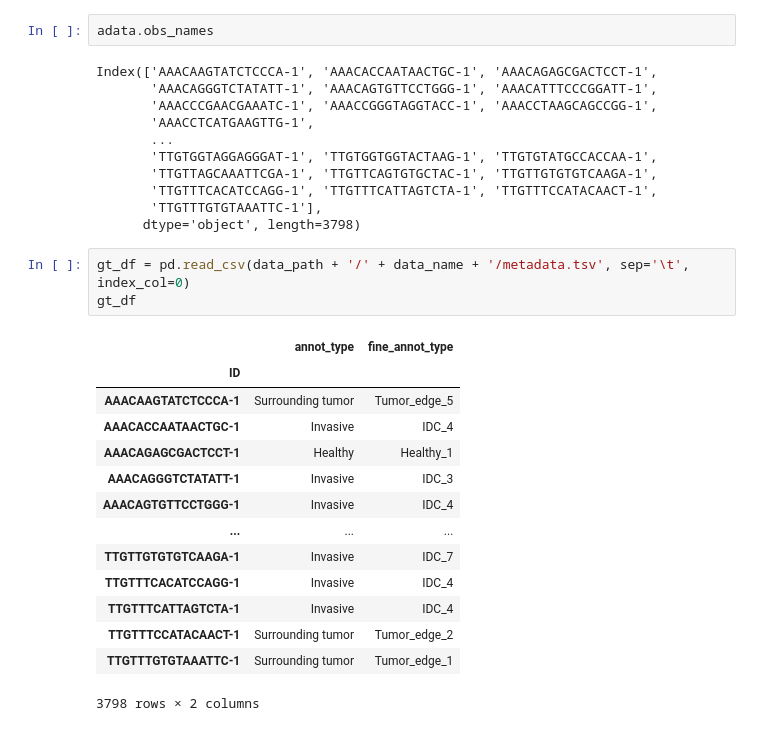
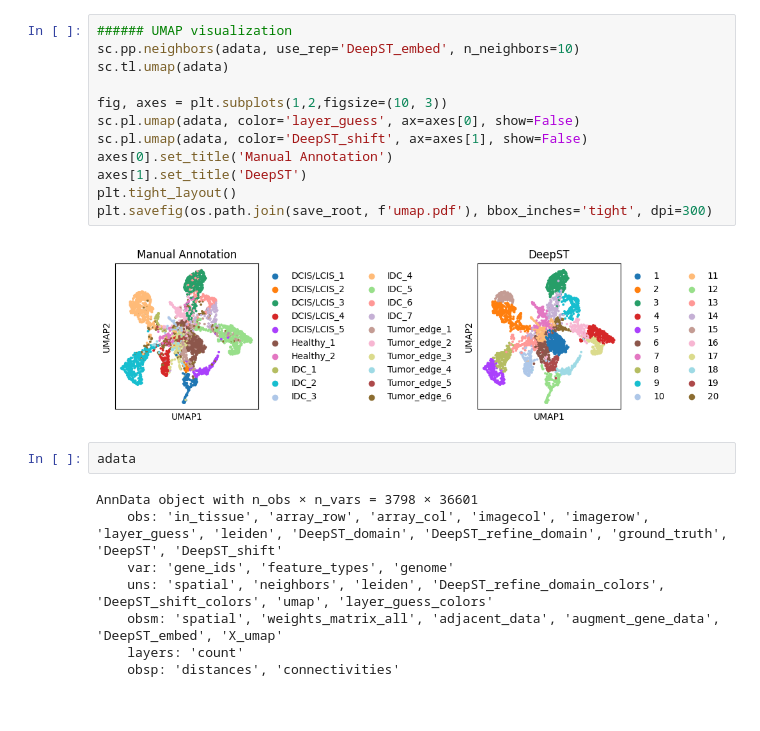
Before and after one commit to toan-ly/Spatial-Transcriptomics-Benchmark, a Jupyter notebook: DeepST/run_BRCA1.ipynb, the cells around one changed output. Drawn from its saved outputs; the diff is of its cells as text.

```diff
--- a/DeepST/run_BRCA1.ipynb
+++ b/DeepST/run_BRCA1.ipynb
@@ -81,31 +134,24 @@ AnnData object with n_obs × n_vars = 3798 × 36601
+# %%
+###### UMAP visualization
+sc.pp.neighbors(adata, use_rep='DeepST_embed', n_neighbors=10)
+sc.tl.umap(adata)
+
+fig, axes = plt.subplots(1,2,figsize=(10, 3))
+sc.pl.umap(adata, color='layer_guess', ax=axes[0], show=False)
+sc.pl.umap(adata, color='DeepST_shift', ax=axes[1], show=False)
+axes[0].set_title('Manual Annotation')
+axes[1].set_title('DeepST')
+plt.tight_layout()
+plt.savefig(os.path.join(save_root, f'umap.pdf'), bbox_inches='tight', dpi=300)
+# %% [output]
+[figure, added]
 # %%
-adata.obs_names
+adata
 # %% [output]
-Index(['AAACAAGTATCTCCCA-1', 'AAACACCAATAACTGC-1', 'AAACAGAGCGACTCCT-1',
-       'AAACAGGGTCTATATT-1', 'AAACAGTGTTCCTGGG-1', 'AAACATTTCCCGGATT-1',
-       'AAACCCGAACGAAATC-1', 'AAACCGGGTAGGTACC-1', 'AAACCTAAGCAGCCGG-1',
-       'AAACCTCATGAAGTTG-1',
-       ...
-       'TTGTGGTAGGAGGGAT-1', 'TTGTGGTGGTACTAAG-1', 'TTGTGTATGCCACCAA-1',
-       'TTGTTAGCAAATTCGA-1', 'TTGTTCAGTGTGCTAC-1', 'TTGTTGTGTGTCAAGA-1',
-       'TTGTTTCACATCCAGG-1', 'TTGTTTCATTAGTCTA-1', 'TTGTTTCCATACAACT-1',
-       'TTGTTTGTGTAAATTC-1'],
-      dtype='object', length=3798)
+AnnData object with n_obs × n_vars = 3798 × 36601
+    obs: 'in_tissue', 'array_row', 'array_col', 'imagecol', 'imagerow', 'layer_guess', 'leiden', 'DeepST_domain', 'DeepST_refine_domain', 'ground_truth', 'DeepST', 'DeepST_shift'
+    var: 'gene_ids', 'feature_types', 'genome'
+    uns: 'spatial', 'neighbors', 'leiden', 'DeepST_refine_domain_colors', 'DeepST_shift_colors', 'umap', 'layer_guess_colors'
+    obsm: 'spatial', 'weights_matrix_all', 'adjacent_data', 'augment_gene_data', 'DeepST_embed', 'X_umap'
+    layers: 'count'
+    obsp: 'distances', 'connectivities'
-# %%
-gt_df = pd.read_csv(data_path + '/' + data_name + '/metadata.tsv', sep='\t', index_col=0)
-gt_df
-# %% [output]
-|  | annot_type | fine_annot_type |
-| ID |  |  |
-| AAACAAGTATCTCCCA-1 | Surrounding tumor | Tumor_edge_5 |
-| AAACACCAATAACTGC-1 | Invasive | IDC_4 |
-| AAACAGAGCGACTCCT-1 | Healthy | Healthy_1 |
-| AAACAGGGTCTATATT-1 | Invasive | IDC_3 |
-| AAACAGTGTTCCTGGG-1 | Invasive | IDC_4 |
-| ... | ... | ... |
-| TTGTTGTGTGTCAAGA-1 | Invasive | IDC_7 |
-| TTGTTTCACATCCAGG-1 | Invasive | IDC_4 |
-| TTGTTTCATTAGTCTA-1 | Invasive | IDC_4 |
-| TTGTTTCCATACAACT-1 | Surrounding tumor | Tumor_edge_2 |
-| TTGTTTGTGTAAATTC-1 | Surrounding tumor | Tumor_edge_1 |
-3798 rows × 2 columns
```
Also changed, not shown: parts of 12 cells of this notebook, 2 other files.
